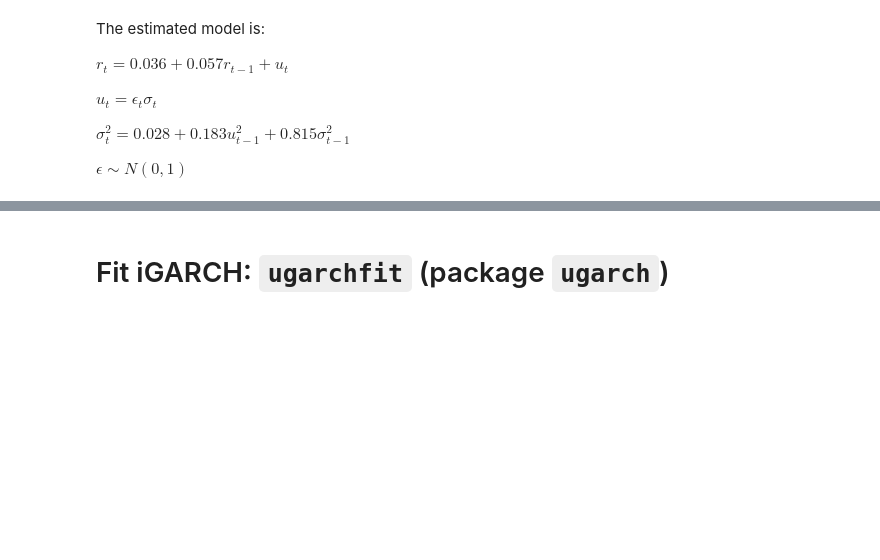
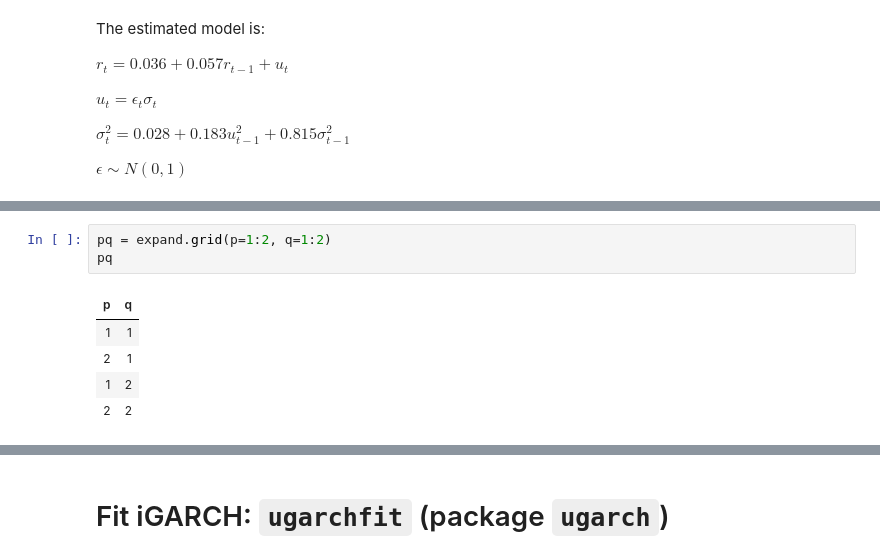
Before and after one commit to erikcs/TA, a Jupyter notebook: 4329_session2.ipynb, the cells around one changed output, grey strips where cells are left out. Drawn from its saved outputs; the diff is of its cells as text; blank space fills up the shorter version.

```diff
--- a/4329_session2.ipynb
+++ b/4329_session2.ipynb
@@ -149,0 +164,9 @@ $\epsilon \sim N(0,1)$
+# %%
+pq = expand.grid(p=1:2, q=1:2)
+pq
+# %% [output]
+| p | q |
+| 1 | 1 |
+| 2 | 1 |
+| 1 | 2 |
+| 2 | 2 |
```
Also changed, not shown: parts of 8 cells of this notebook.
